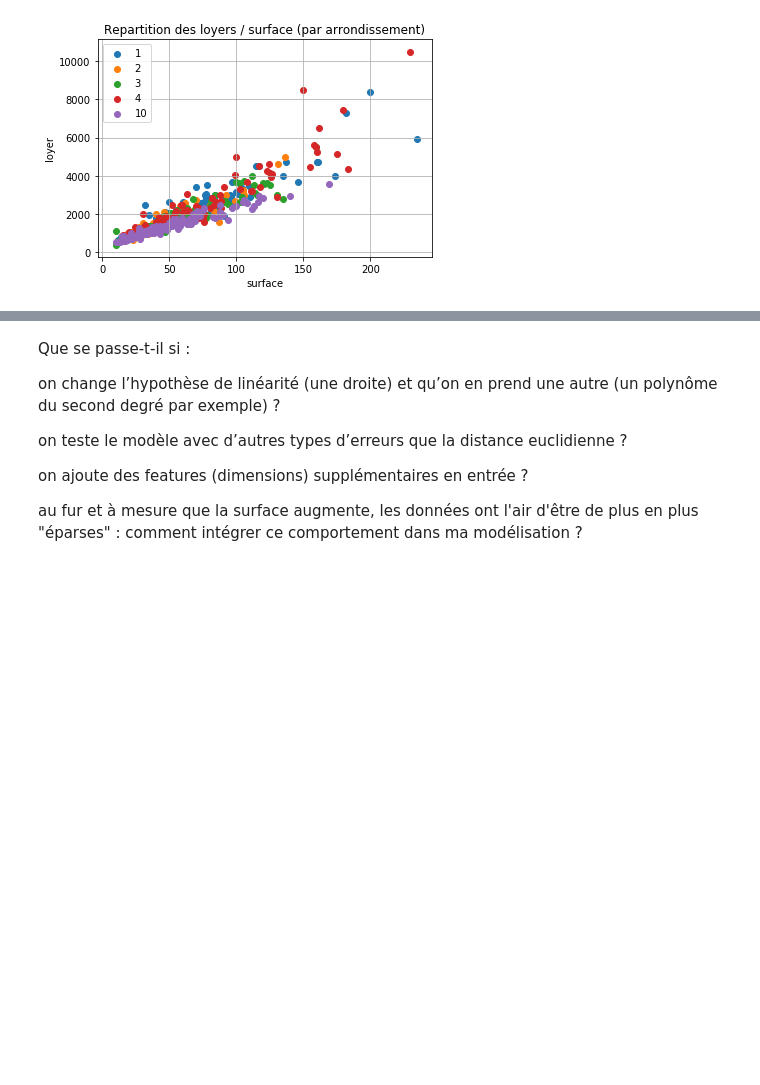
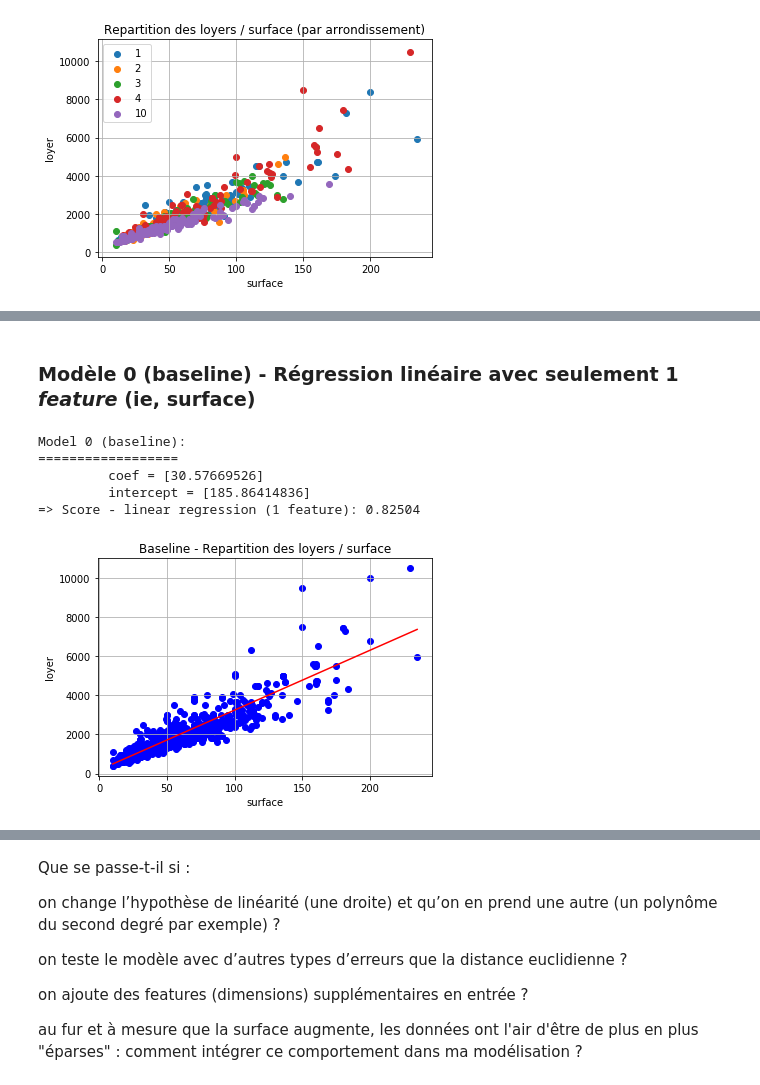
Before and after one commit to ouskah/OCR_MachineLearning, a Jupyter notebook: Exercice1/house.ipynb, the cells around one changed output, grey strips where cells are left out. Cells and saved outputs as stored; diff of their text form; code cells hidden in the pictures; blank space fills up the shorter version.

```diff
--- a/Exercice1/house.ipynb
+++ b/Exercice1/house.ipynb
@@ -195,0 +172,51 @@ LinearRegression(copy_X=True, fit_intercept=True, n_jobs=None,
+# %% [markdown]
+### Modèle 0 (baseline) - Régression linéaire avec seulement 1 *feature* (ie, surface)
+# %%
+# select data
+x = house_data.drop(columns=['price', 'arrondissement'])
+y = house_data.drop(columns=['surface', 'arrondissement'])
+
+# le parametre random_state permet de controler la repetabilite de l'experience
+X_train, X_test, y_train, y_test = train_test_split(x, y,
+                                                    train_size=0.8,
+                                                    test_size=0.2,
+                                                    random_state=42)
+
+# fit a model
+lm = linear_model.LinearRegression()
+
+model_00 = lm.fit(X_train, y_train)
+
+print("Model 0 (baseline):\n==================")
+print("\t coef = {} ".format(model_00.coef_[0]))
+print("\t intercept = {} ".format(model_00.intercept_))
+
+score_00 = lm.score(X_test, y_test)
+print("=> Score - linear regression (1 feature): {:.5f}".format(score_00))
+# %% [output]
+Model 0 (baseline):
+==================
+         coef = [30.57669526]
+         intercept = [185.86414836]
+=> Score - linear regression (1 feature): 0.82504
+# %%
+x_min_00 = X_test.surface.min()
+x_max_00 = X_test.surface.max()
+
+y_min_00 = model_00.intercept_ + model_00.coef_[0][0] * x_min_00
+y_max_00 = model_00.intercept_ + model_00.coef_[0][0] * x_max_00
+
+fig = plt.figure()
+
+plt.grid(True)
+plt.title("Baseline - Repartition des loyers / surface")
+
+plt.xlabel('surface')
+plt.ylabel('loyer')
+
+plt.scatter(x, y, color='blue')
+plt.plot([x_min_00, x_max_00], [y_min_00, y_max_00], color='red')
+
+plt.show()
+# %% [output]
+[figure, added]
```
Also changed, not shown: parts of 21 cells of this notebook, 1 other file.
